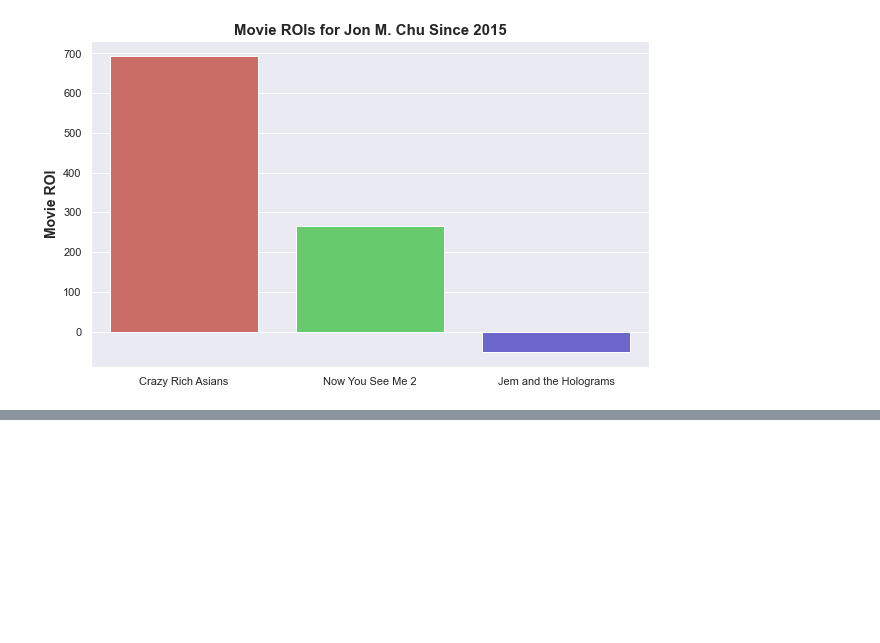
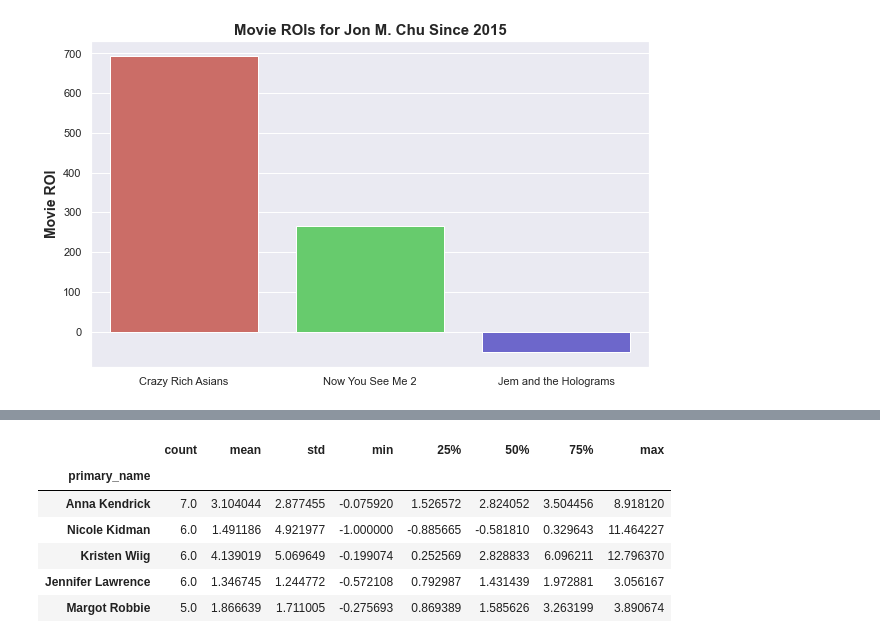
Before and after one commit to garrettwilliams90/Movie_Analysis_Project, a Jupyter notebook: Earth_Movie_Analysis_Project.ipynb, the cells around one changed output, grey strips where cells are left out. Drawn from its saved outputs; the diff is of its cells as text; code cells hidden in the pictures; blank space fills up the shorter version.

```diff
--- a/Earth_Movie_Analysis_Project.ipynb
+++ b/Earth_Movie_Analysis_Project.ipynb
@@ -262,0 +346,11 @@ sns_plot.figure.savefig("Jon_M_Chu_ROIs.png");
+# %%
+df_actress_stats = df_actress_only.groupby(by = ['primary_name'])['roi'].describe()
+df_actress_stats.sort_values(by = 'count', ascending = False).head()
+# %% [output]
+|  | count | mean | std | min | 25% | 50% | 75% | max |
+| primary_name |  |  |  |  |  |  |  |  |
+| Anna Kendrick | 7.0 | 3.104044 | 2.877455 | -0.075920 | 1.526572 | 2.824052 | 3.504456 | 8.918120 |
+| Nicole Kidman | 6.0 | 1.491186 | 4.921977 | -1.000000 | -0.885665 | -0.581810 | 0.329643 | 11.464227 |
+| Kristen Wiig | 6.0 | 4.139019 | 5.069649 | -0.199074 | 0.252569 | 2.828833 | 6.096211 | 12.796370 |
+| Jennifer Lawrence | 6.0 | 1.346745 | 1.244772 | -0.572108 | 0.792987 | 1.431439 | 1.972881 | 3.056167 |
+| Margot Robbie | 5.0 | 1.866639 | 1.711005 | -0.275693 | 0.869389 | 1.585626 | 3.263199 | 3.890674 |
```
Also changed, not shown: parts of 16 cells of this notebook.
